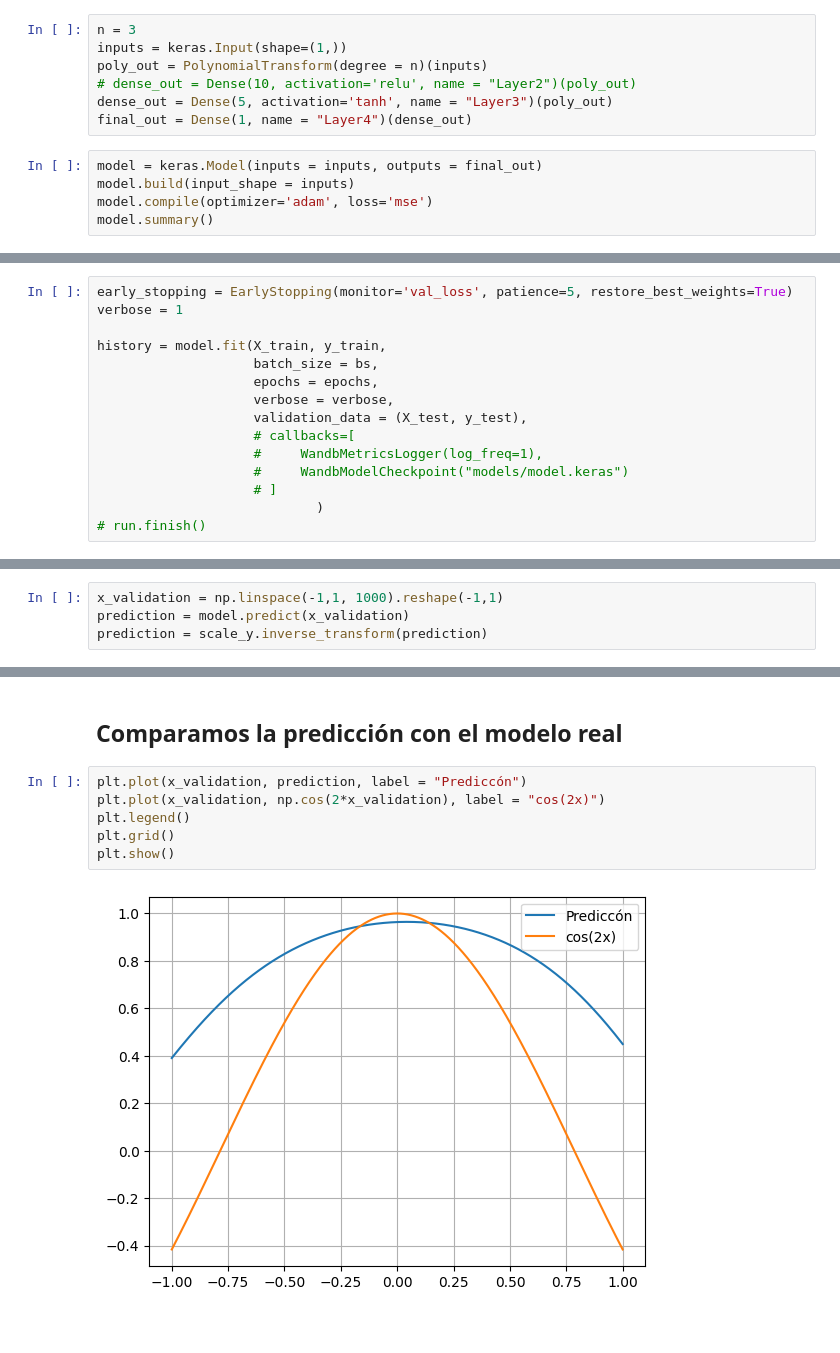
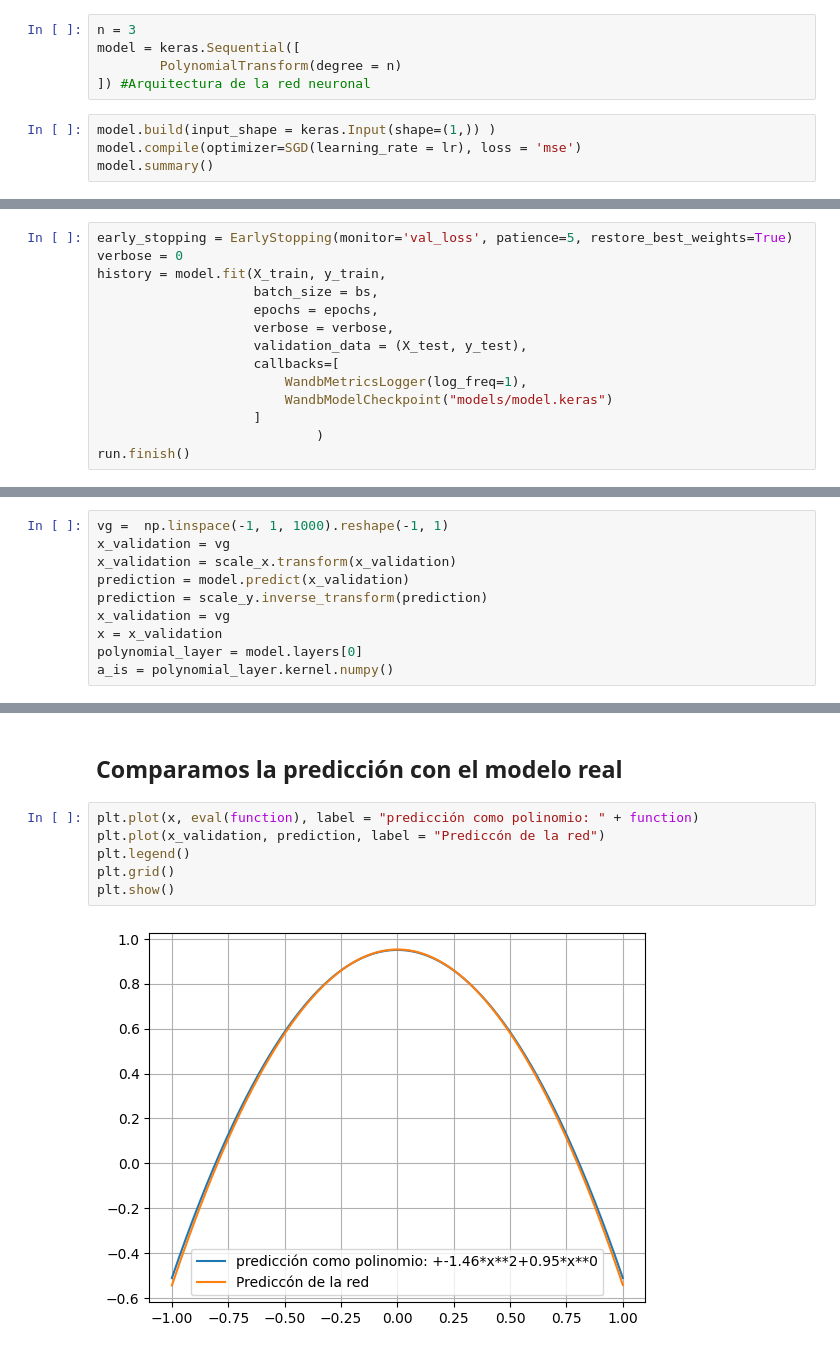
Before and after one commit to Luis-Irineo/KERAS_ODE_SOLVER_AND_CUSTOM_FUNCIONALITIES, a Jupyter notebook: Tarea 4 inciso 3/Polynomial layer.ipynb, the cells around one changed output, grey strips where cells are left out. Drawn from its saved outputs; the diff is of its cells as text.

```diff
--- a/Tarea 4 inciso 3/Polynomial layer.ipynb
+++ b/Tarea 4 inciso 3/Polynomial layer.ipynb
@@ -151,13 +164,10 @@ X_test, y_test = scale_x.transform(X_test), scale_y.transform(y_test)
 # %%
 n = 3
-inputs = keras.Input(shape=(1,))
-poly_out = PolynomialTransform(degree = n)(inputs)
-# dense_out = Dense(10, activation='relu', name = "Layer2")(poly_out)
-dense_out = Dense(5, activation='tanh', name = "Layer3")(poly_out)
-final_out = Dense(1, name = "Layer4")(dense_out)
+model = keras.Sequential([
+        PolynomialTransform(degree = n)
+]) #Arquitectura de la red neuronal
 # %%
-model = keras.Model(inputs = inputs, outputs = final_out)
-model.build(input_shape = inputs)
-model.compile(optimizer='adam', loss='mse')
+model.build(input_shape = keras.Input(shape=(1,)) )
+model.compile(optimizer=SGD(learning_rate = lr), loss = 'mse')
 model.summary()
 # %% [output]
@@ -189,17 +197,16 @@ Model: "functional_23"
 ### Entrenamos la red
 # %%
 early_stopping = EarlyStopping(monitor='val_loss', patience=5, restore_best_weights=True)
-verbose = 1
-
+verbose = 0
 history = model.fit(X_train, y_train,
                     batch_size = bs,
                     epochs = epochs,
                     verbose = verbose,
                     validation_data = (X_test, y_test),
-                    # callbacks=[
-                    #     WandbMetricsLogger(log_freq=1),
-                    #     WandbModelCheckpoint("models/model.keras")
-                    # ]
+                    callbacks=[
+                        WandbMetricsLogger(log_freq=1),
+                        WandbModelCheckpoint("models/model.keras")
+                    ]
                             )
-# run.finish()
+run.finish()
 # %% [output]
@@ -225,8 +236,14 @@ Epoch 50/50
 # %% [markdown]
 ## Evaluamos la red en el dominio [-1,1]
 # %%
-x_validation = np.linspace(-1,1, 1000).reshape(-1,1)
+vg =  np.linspace(-1, 1, 1000).reshape(-1, 1)
+x_validation = vg
+x_validation = scale_x.transform(x_validation)
 prediction = model.predict(x_validation)
 prediction = scale_y.inverse_transform(prediction)
+x_validation = vg
+x = x_validation
+polynomial_layer = model.layers[0]
+a_is = polynomial_layer.kernel.numpy()
 # %% [output]
 32/32 ━━━━━━━━━━━━━━━━━━━━ 0s 2ms/step
@@ -233,10 +284,10 @@ prediction = scale_y.inverse_transform(prediction)
 # %% [markdown]
 ## Comparamos la predicción con el modelo real
 # %%
-plt.plot(x_validation, prediction, label = "Prediccón")
-plt.plot(x_validation, np.cos(2*x_validation), label = "cos(2x)")
+plt.plot(x, eval(function), label = "predicción como polinomio: " + function)
+plt.plot(x_validation, prediction, label = "Prediccón de la red")
 plt.legend()
 plt.grid()
 plt.show()
 # %% [output]
-[figure, old version]
+[figure, new version]
```
Also changed, not shown: parts of 12 cells of this notebook, 8 other files.
